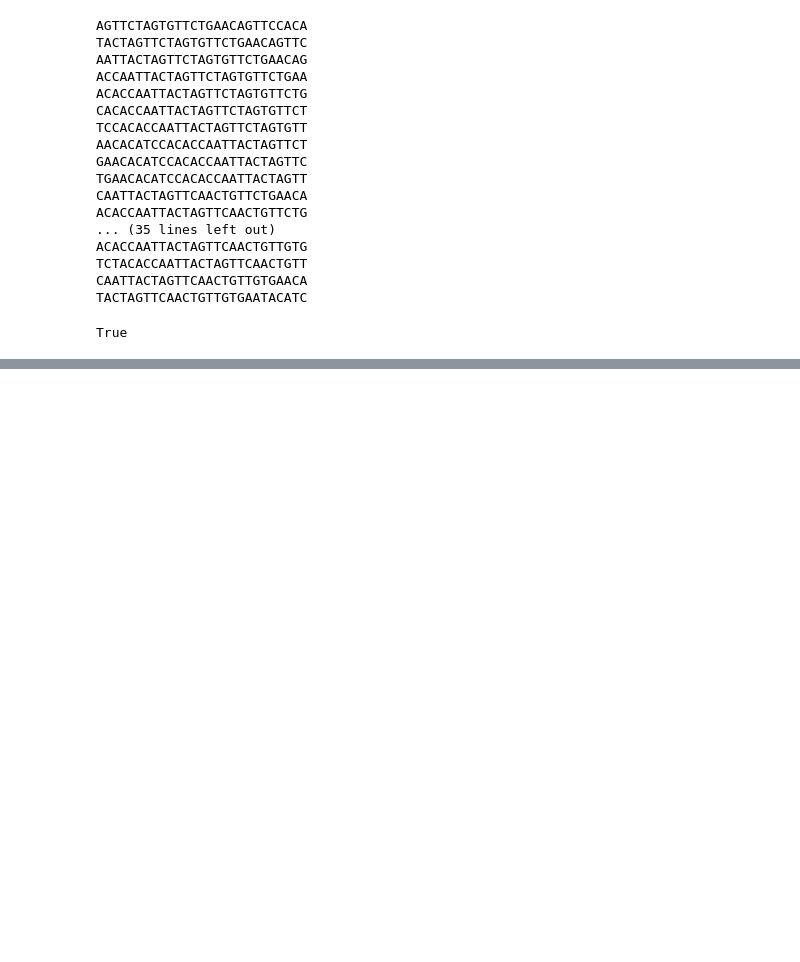
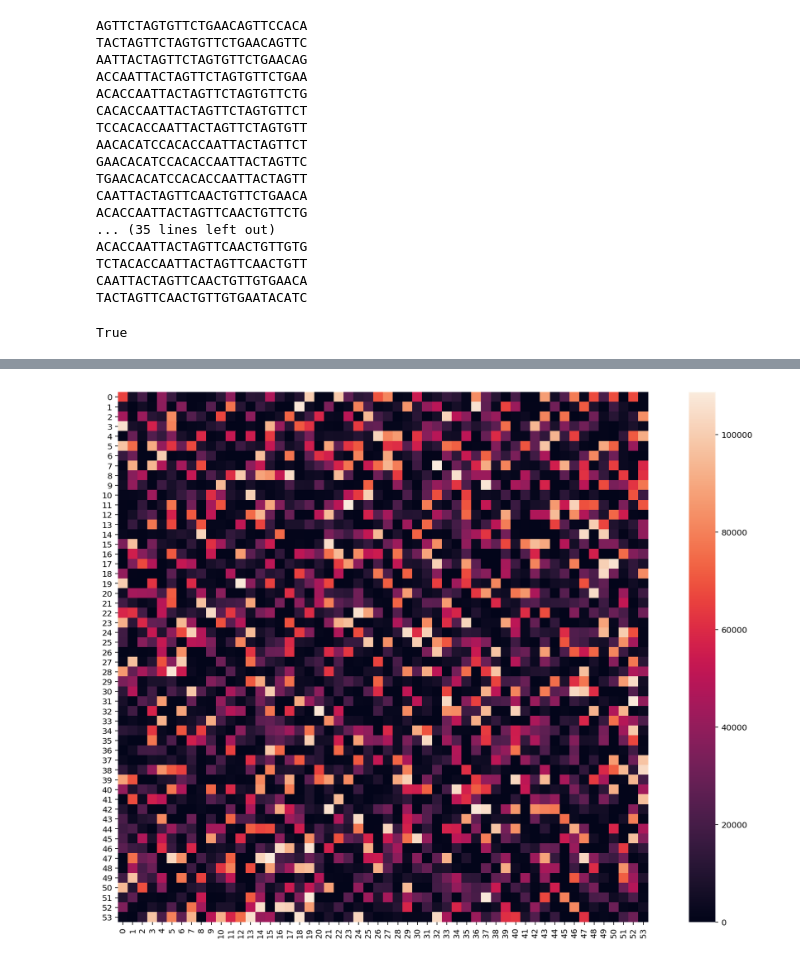
Before and after one commit to camillescott/debruijnal-enhance-o-tron, a Jupyter notebook: notebooks/dbggen.ipynb, the cells around one changed output, grey strips where cells are left out. Cells and saved outputs as stored; diff of their text form; code cells hidden in the pictures; blank space fills up the shorter version.

```diff
--- a/notebooks/dbggen.ipynb
+++ b/notebooks/dbggen.ipynb
@@ -816,0 +845,4 @@ for kmer in G.kmers(s):
+# %%
+pg = PdBG(31, 7)
+pgr = PdBG(31, 7)
+g = BdBG.build(31, storage='_SparseppSetStorage')
@@ -816,0 +920,10 @@ for kmer in G.kmers(s):
+# %%
+counts = np.array(pg.get_partition_counts())
+newlen = int(round(np.sqrt(len(counts))))
+counts.resize(newlen ** 2)
+counts = np.reshape(counts, (-1, newlen))
+# %%
+with FigureManager(show=True) as (fig, ax):
+    sns.heatmap(counts, square=True, ax=ax)
+# %% [output]
+[figure, added]
```
Also changed, not shown: parts of 37 cells of this notebook, 1 other file.
